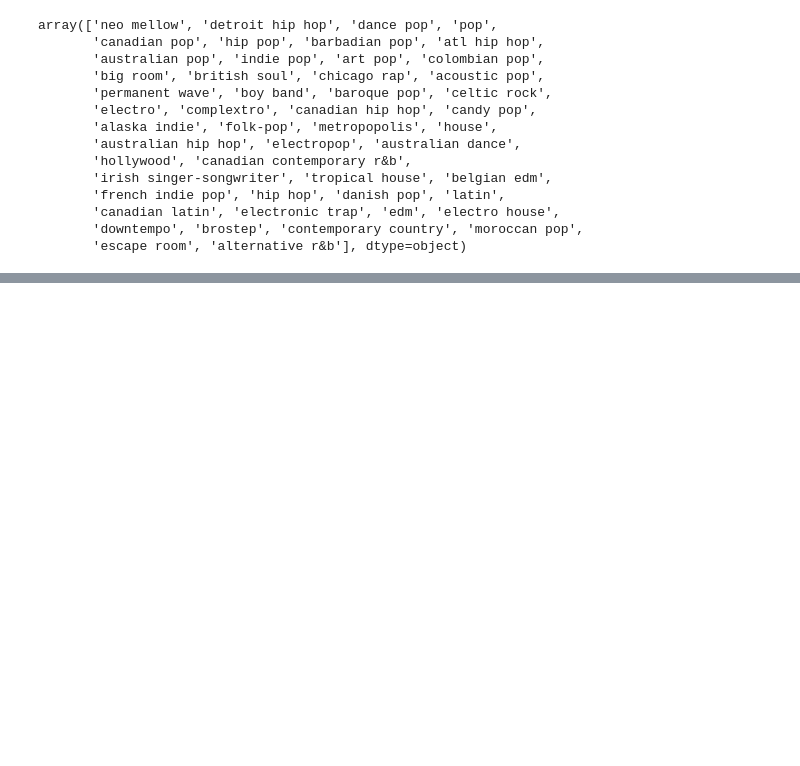
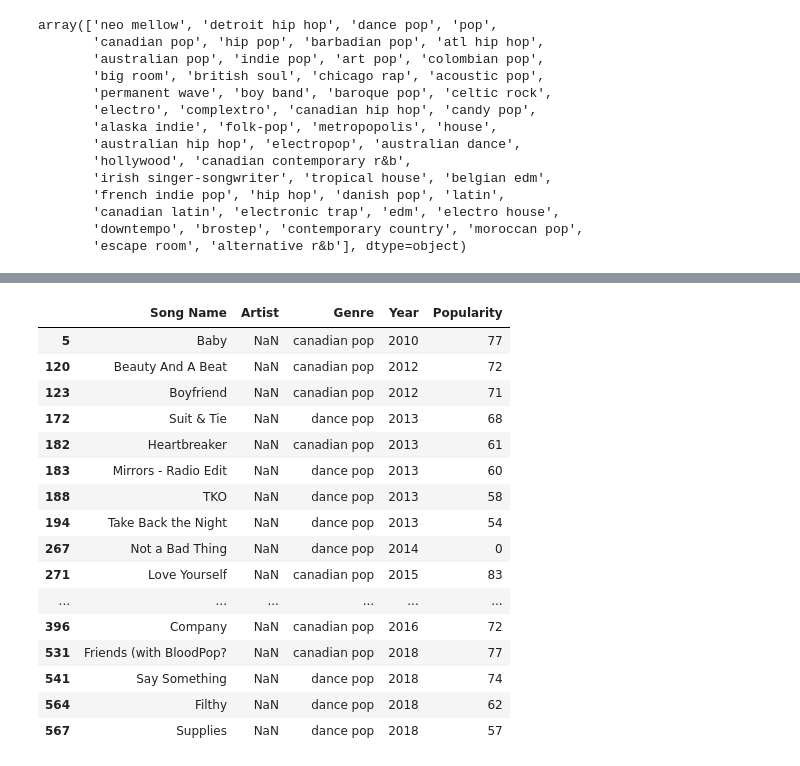
Before and after one commit to carnall-farrar/python_club, a Jupyter notebook: lessons/pandas_intro/Intro to Pandas (Solutions version).ipynb, the cells around one changed output, grey strips where cells are left out. Drawn from its saved outputs; the diff is of its cells as text; code cells hidden in the pictures; blank space fills up the shorter version.

```diff
--- a/lessons/pandas_intro/Intro to Pandas (Solutions version).ipynb
+++ b/lessons/pandas_intro/Intro to Pandas (Solutions version).ipynb
@@ -407,0 +521,3 @@ df_exercise.loc[(df_exercise['Genre'] == 'pop') & (df_exercise['Popularity'] > 8
+# %%
+df_exercise = df_exercise.rename(columns = {'Title': 'Song Name'})
+df_exercise
@@ -407,0 +538,20 @@ df_exercise.loc[(df_exercise['Genre'] == 'pop') & (df_exercise['Popularity'] > 8
+# %%
+df_exercise.loc[df_exercise['Artist'].isnull()]
+# %% [output]
+|  | Song Name | Artist | Genre | Year | Popularity |
+| 5 | Baby | NaN | canadian pop | 2010 | 77 |
+| 120 | Beauty And A Beat | NaN | canadian pop | 2012 | 72 |
+| 123 | Boyfriend | NaN | canadian pop | 2012 | 71 |
+| 172 | Suit & Tie | NaN | dance pop | 2013 | 68 |
+| 182 | Heartbreaker | NaN | canadian pop | 2013 | 61 |
+| 183 | Mirrors - Radio Edit | NaN | dance pop | 2013 | 60 |
+| 188 | TKO | NaN | dance pop | 2013 | 58 |
+| 194 | Take Back the Night | NaN | dance pop | 2013 | 54 |
+| 267 | Not a Bad Thing | NaN | dance pop | 2014 | 0 |
+| 271 | Love Yourself | NaN | canadian pop | 2015 | 83 |
+| ... | ... | ... | ... | ... | ... |
+| 396 | Company | NaN | canadian pop | 2016 | 72 |
+| 531 | Friends (with BloodPop? | NaN | canadian pop | 2018 | 77 |
+| 541 | Say Something | NaN | dance pop | 2018 | 74 |
+| 564 | Filthy | NaN | dance pop | 2018 | 62 |
+| 567 | Supplies | NaN | dance pop | 2018 | 57 |
```
Also changed, not shown: parts of 56 cells of this notebook, 1 other file.
